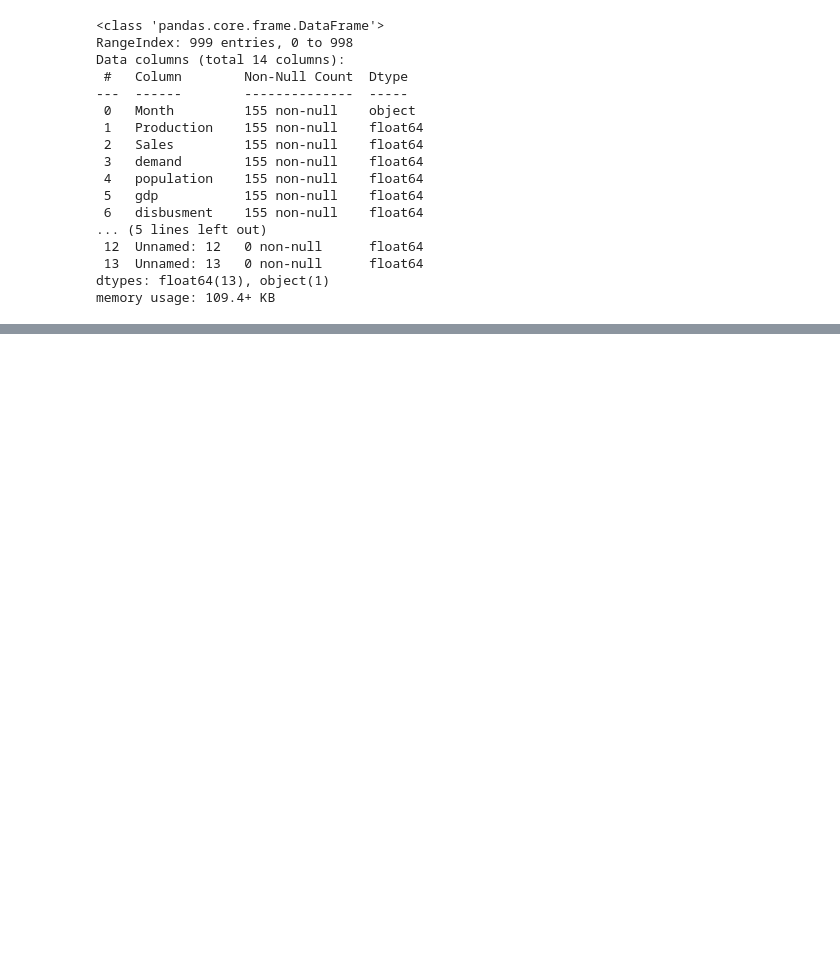
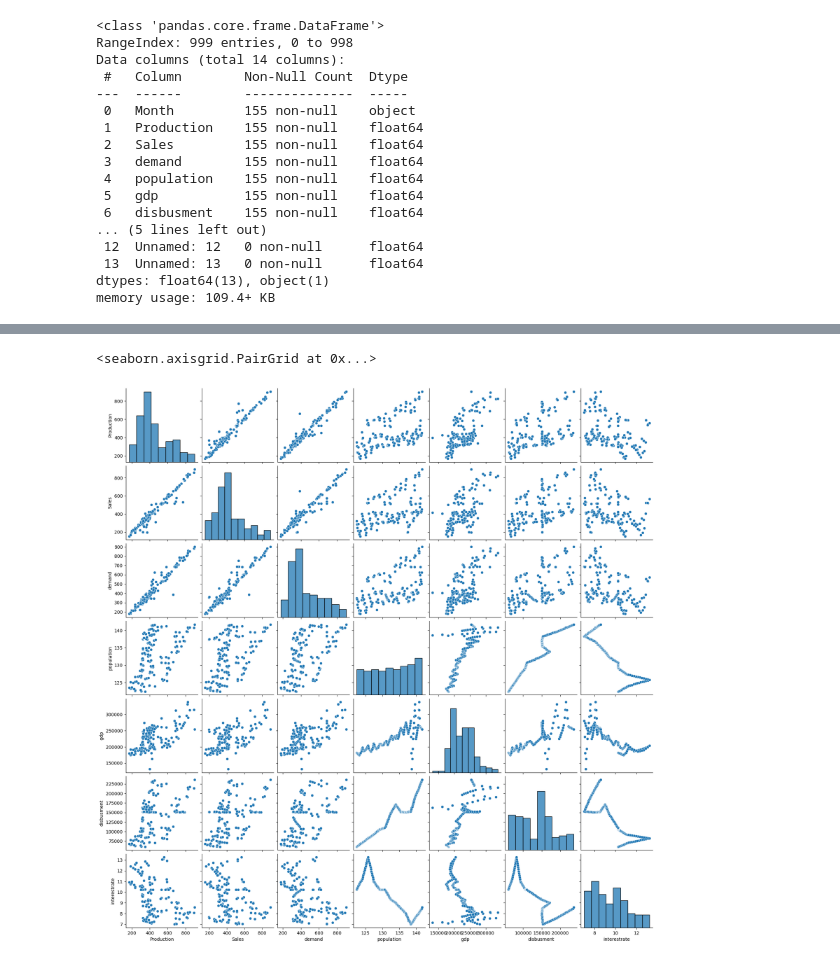
Before and after one commit to lfsotoc/cement_sales, a Jupyter notebook: notebook.ipynb, the cells around one changed output, grey strips where cells are left out. Saved outputs shown, nothing was run; the diff lists cells and outputs as text; code cells hidden in the pictures; blank space fills up the shorter version.

```diff
--- a/notebook.ipynb
+++ b/notebook.ipynb
@@ -32,0 +69,3 @@ memory usage: 109.4+ KB
+# %%
+df = df.dropna(subset=['Month'])
+df.info()
@@ -32,0 +88,2 @@ memory usage: 109.4+ KB
+# %%
+df['Month'] = pd.to_datetime(df['Month'], format='%b-%y')
@@ -32,0 +99,10 @@ memory usage: 109.4+ KB
+# %%
+df = df.sort_values('Month')
+df.reset_index(drop=True, inplace=True)
+# %%
+df = df.rename(columns={'Sales ': 'Sales'})
+# %%
+sns.pairplot(df)
+# %% [output]
+<seaborn.axisgrid.PairGrid at 0x...>
+[figure, added]
```
Also changed, not shown: parts of 14 cells of this notebook.
